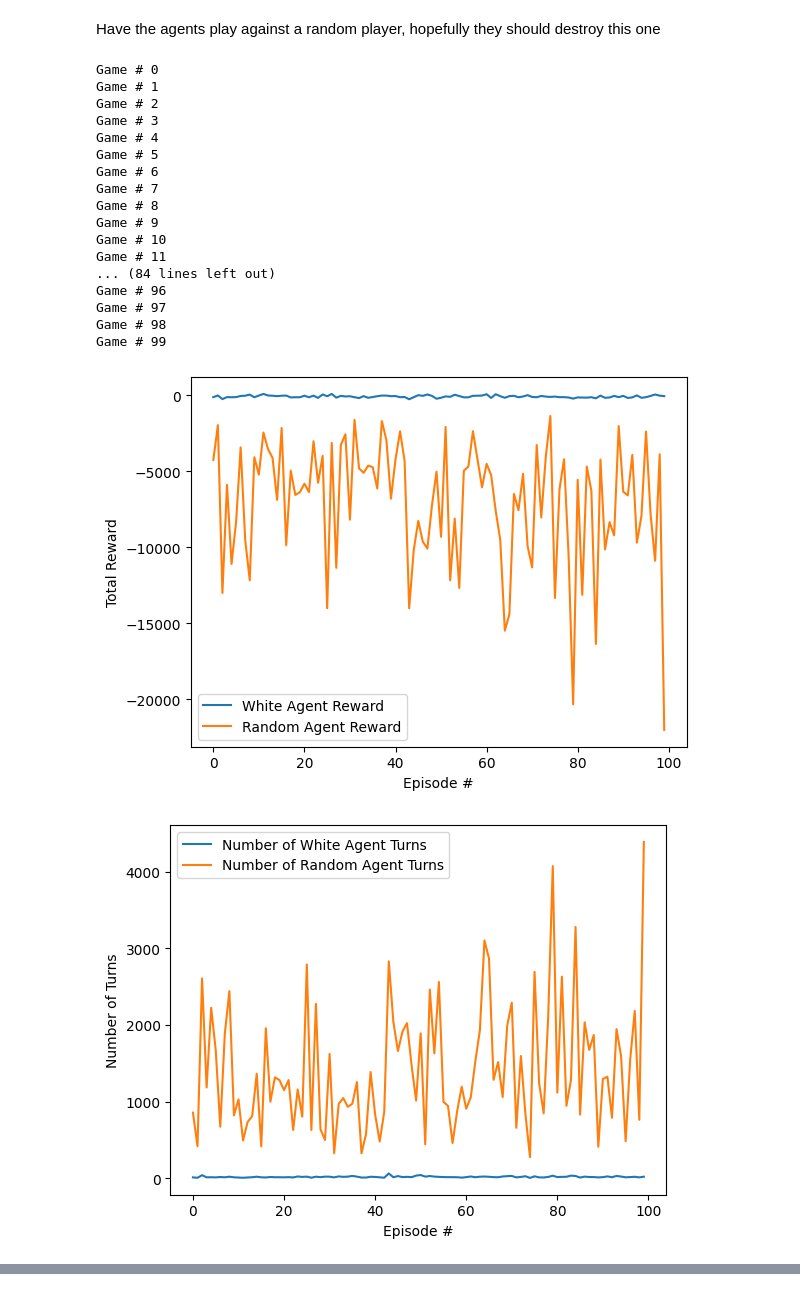
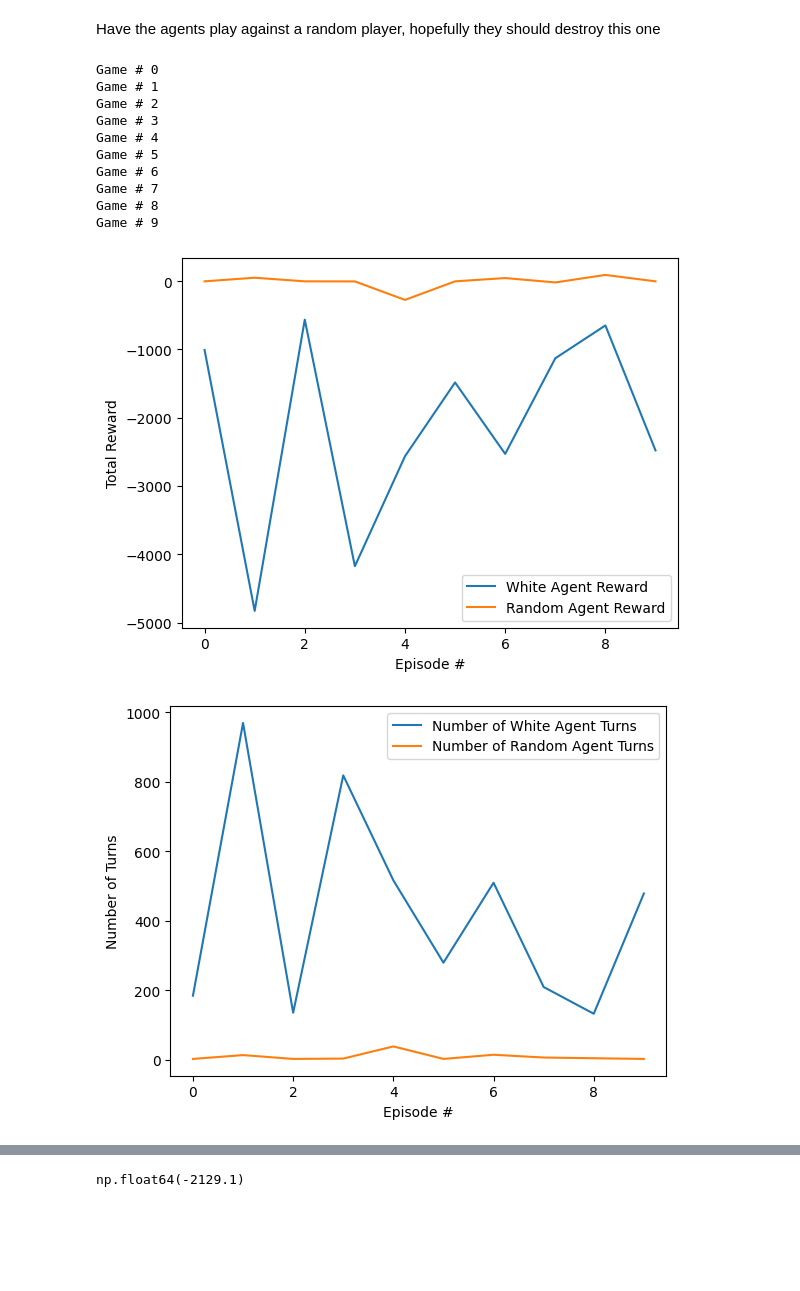
Before and after one commit to Lufferly/csc496FinalThing, a Jupyter notebook: final.ipynb, the cells around one changed output, grey strips where cells are left out. Saved outputs shown, nothing was run; the diff lists cells and outputs as text; code cells hidden in the pictures; blank space fills up the shorter version.

```diff
--- a/final.ipynb
+++ b/final.ipynb
@@ -900,7 +930,8 @@ KeyboardInterrupt:
 Have the agents play against a random player, hopefully they should destroy this one
 # %%
 # Play a game against a previous iteration of an agent, dont do any improvement or anything
-def white_play_game_against_random(white_player_agent, n_games):
+# Returns the average difference of white_reward - random_agent_reward
+def white_play_game_against_random(white_player_agent, n_games, show_graph, show_board):
     white_player_reward_per_game = []
     random_player_reward_per_game = []
     # Track how many turns each agent takes per game
@@ -929,17 +960,37 @@ def white_play_game_against_random(white_player_agent, n_games):
                 this_x, this_y = goEnv.action_int_to_xy(action)
                 reward_state_term = goEnv.env_step(this_x, this_y, goEnv.turn)
 
+                if (show_board == True):
+                    print("\n ======= \n")
+                    print("Action taken:", "X:", this_x, "| Y:", this_y)
+                    goEnv.print_go_board()
+                    print("\n ======= \n")
+
                 reward = reward_state_term[0]
 
                 # Update our data for the plots
-                if (goEnv.turn == 0):
-                    # Its white's turn now, which means it WAS black's turn when we got the rewards
+                if (goEnv.last_turn == 1):
+                    # It WAS black's turn when we got the rewards
                     random_player_reward_per_game[game] += reward
                     random_turns_per_game[game] += 1
-                if (goEnv.turn == 1):
-                    # Its black's turn now, which means it WAS white's turn
+                if (goEnv.last_turn == 0):
+                    # It WAS white's turn
                     white_player_reward_per_game[game] += reward
                     white_turns_per_game[game] += 1
+
+    # Calculate the average difference
+    white_vs_black_difference_per_game = []
+    for i in range(n_games):
+        difference = white_player_reward_per_game[i] - random_player_reward_per_game[i]
+        white_vs_black_difference_per_game.append(difference)
+    average_difference_val = np.average(white_vs_black_difference_per_game)
+    # Hacky way to do this buttttt
+    average_difference = np.linspace(start=average_difference_val, stop=average_difference_val, num=n_games)
+
+    if (show_graph == False):
+        # Dont show the graphs
+        return average_difference_val
+
     # Display our graph
     plt.figure(6)
     plt.xlabel("Episode #")
@@ -947,6 +998,7 @@ def white_play_game_against_random(white_player_agent, n_games):
     plt.plot(white_player_reward_per_game, label = "White Agent Reward")
     plt.plot(random_player_reward_per_game, label = "Random Agent Reward")
     plt.legend()
+    plt.show()
 
     plt.figure(7)
     plt.xlabel("Episode #")
@@ -960,38 +1012,25 @@ def white_play_game_against_random(white_player_agent, n_games):
     plt.figure(8)
     plt.xlabel("Episode #")
     plt.ylabel("Difference between White Reward and Black Reward")
-
-    white_vs_black_difference_per_game = []
-    for i in range(n_games):
-        difference = white_player_reward_per_game[i] - random_player_reward_per_game[i]
-        white_vs_black_difference_per_game.append(difference)
     plt.plot(white_vs_black_difference_per_game, label = "White - Black Difference per Game")
-    average_difference = np.average(white_vs_black_difference_per_game)
-    # Hacky way to do this buttttt
-    average_difference = np.linspace(start=average_difference, stop=average_difference, num=n_games)
     plt.plot(average_difference, label = "Average Difference")
     plt.legend()
 
     plt.show()
+
+    return average_difference_val
 # %%
-white_play_game_against_random(white_agent, 100)
+white_play_game_against_random(white_agent, 10, True, False)
 # %% [output]
 Game # 0
 Game # 1
 Game # 2
 Game # 3
 Game # 4
 Game # 5
 Game # 6
 Game # 7
 Game # 8
 Game # 9
-Game # 10
-Game # 11
-... (84 lines left out)
-Game # 96
-Game # 97
-Game # 98
-Game # 99
-[figure, old version]
+[figure, new version]
-[figure, old version]
+[figure, new version]
@@ -998,0 +1038 @@ Game # 99
+np.float64(-2129.1)
```
Also changed, not shown: parts of 17 cells of this notebook.
